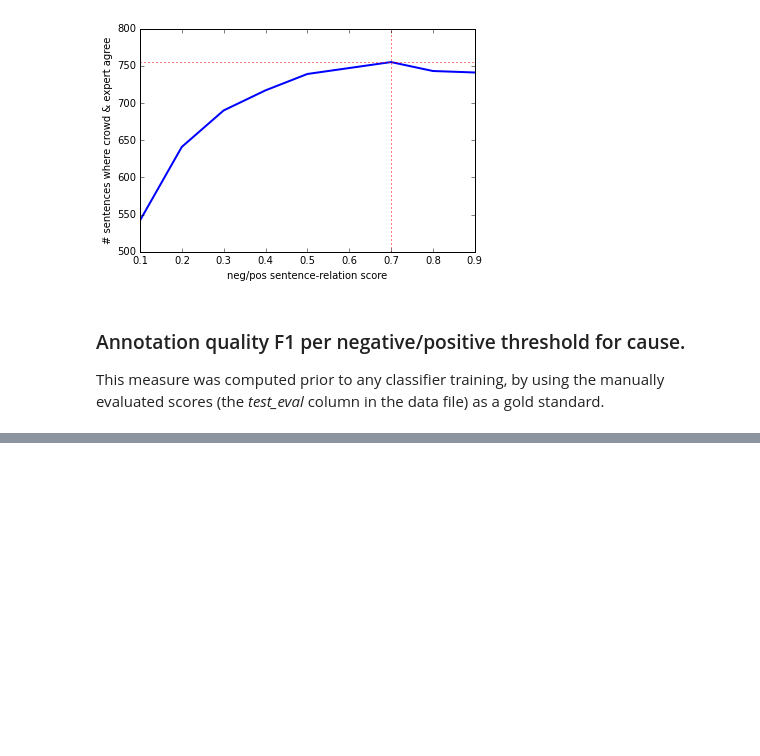
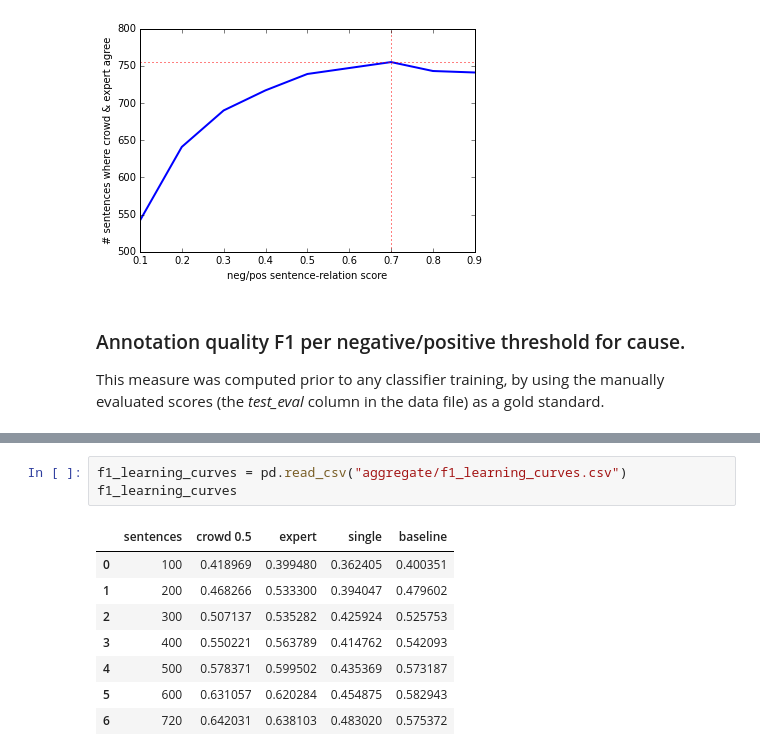
Before and after one commit to CrowdTruth/Medical-Relation-Extraction, a Jupyter notebook: CrowdTruth medical relation extraction.ipynb, the cells around one changed output, grey strips where cells are left out. Drawn from its saved outputs; the diff is of its cells as text; blank space fills up the shorter version.

```diff
--- a/CrowdTruth medical relation extraction.ipynb
+++ b/CrowdTruth medical relation extraction.ipynb
@@ -150,0 +189,12 @@ See the the caveats in the documentation: http://pandas.pydata.org/pandas-docs/s
+# %%
+f1_learning_curves = pd.read_csv("aggregate/f1_learning_curves.csv")
+f1_learning_curves
+# %% [output]
+|  | sentences | crowd 0.5 | expert | single | baseline |
+| 0 | 100 | 0.418969 | 0.399480 | 0.362405 | 0.400351 |
+| 1 | 200 | 0.468266 | 0.533300 | 0.394047 | 0.479602 |
+| 2 | 300 | 0.507137 | 0.535282 | 0.425924 | 0.525753 |
+| 3 | 400 | 0.550221 | 0.563789 | 0.414762 | 0.542093 |
+| 4 | 500 | 0.578371 | 0.599502 | 0.435369 | 0.573187 |
+| 5 | 600 | 0.631057 | 0.620284 | 0.454875 | 0.582943 |
+| 6 | 720 | 0.642031 | 0.638103 | 0.483020 | 0.575372 |
```
Also changed, not shown: parts of 7 cells of this notebook, 4 other files.
